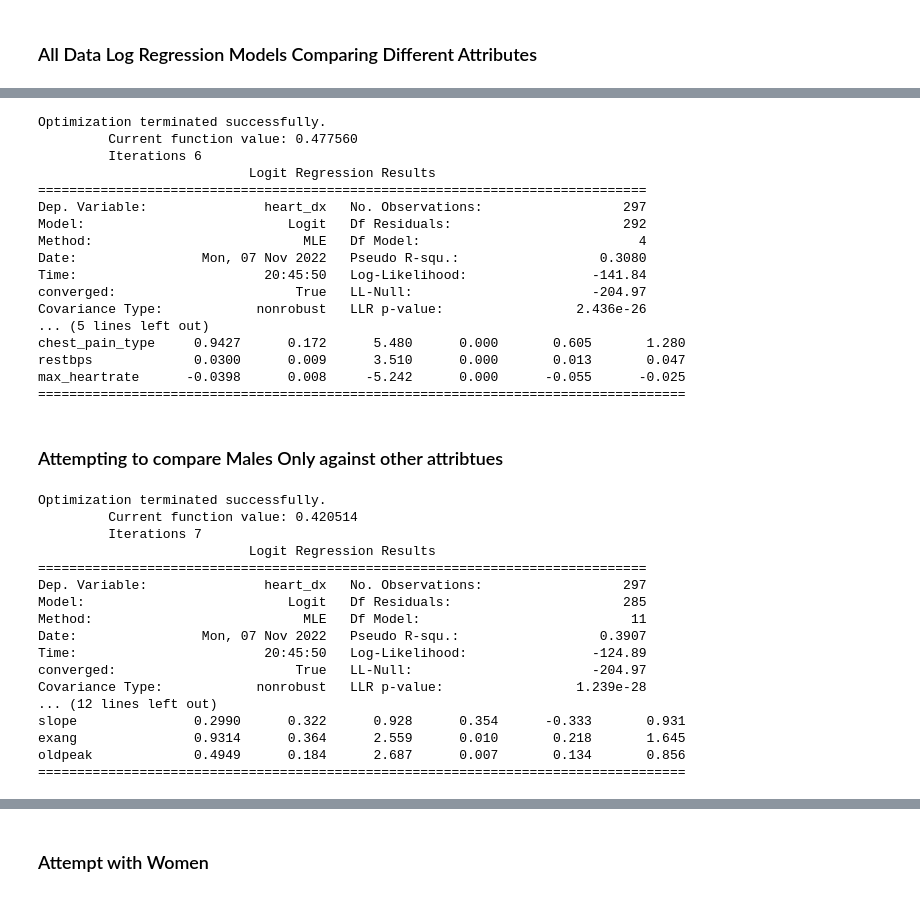
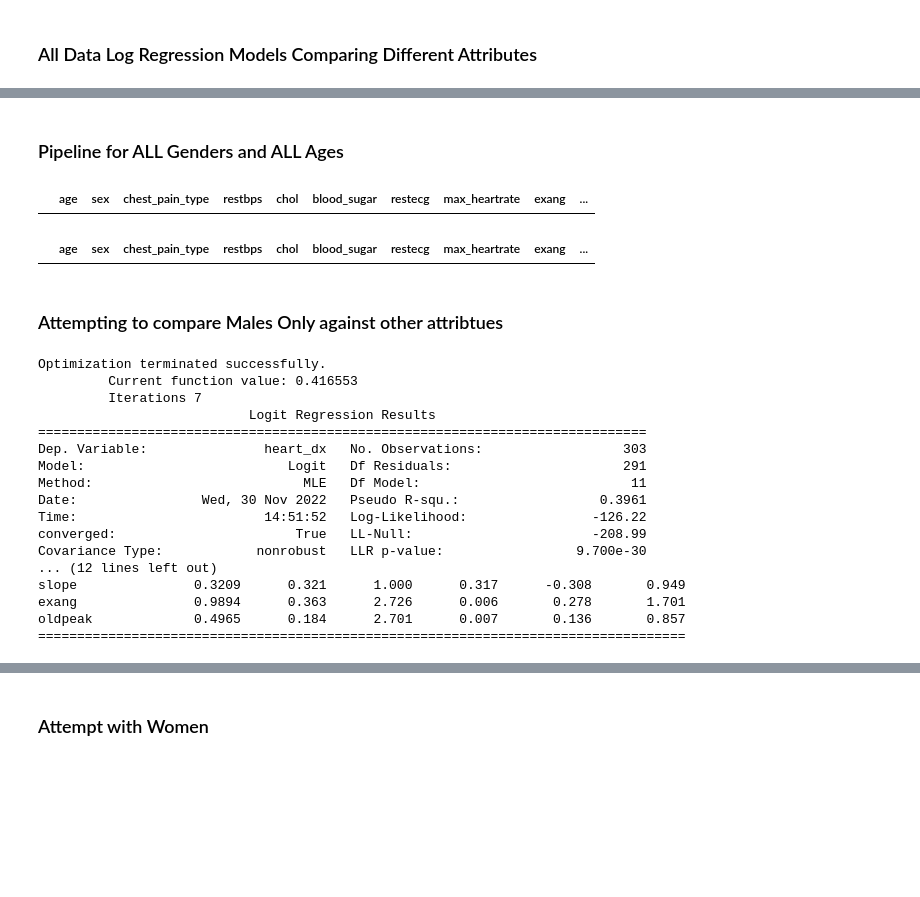
Before and after one commit to sowmyakrishnareddy/IMSE586, a Jupyter notebook: ProjectData_Initial_Analysis_theosull.ipynb, the cells around one changed output, grey strips where cells are left out. Saved outputs shown, nothing was run; the diff lists cells and outputs as text; code cells hidden in the pictures; blank space fills up the shorter version.

```diff
--- a/ProjectData_Initial_Analysis_theosull.ipynb
+++ b/ProjectData_Initial_Analysis_theosull.ipynb
@@ -119,2 +174,0 @@ df.describe()
-# %%
-df.dropna(inplace=True)
@@ -127,7 +207,7 @@ Name: sex, dtype: int64
 # %%
-df['Man'] = df['sex'] == 1 # Males
+df['Men'] = df['sex'] == 1 # Males
 
-df['Woman'] = df['sex'] == 0 # Females
+df['Women'] = df['sex'] == 0 # Females
 
 # df.head()
 # %%
@@ -210,54 +286,41 @@ oldpeak             0.6022      0.157      3.843      0.000       0.295       0.
-# %%
-model_3 = 'heart_dx ~ sex + chest_pain_type + restbps +  max_heartrate'
-
-result_3 = smf.logit(formula=model_3, data=df).fit()
-print(result_3.summary())
-# %% [output]
-Optimization terminated successfully.
-         Current function value: 0.477560
-         Iterations 6
-                           Logit Regression Results
-==============================================================================
-Dep. Variable:               heart_dx   No. Observations:                  297
-Model:                          Logit   Df Residuals:                      292
-Method:                           MLE   Df Model:                            4
-Date:                Mon, 07 Nov 2022   Pseudo R-squ.:                  0.3080
-Time:                        20:45:50   Log-Likelihood:                -141.84
-converged:                       True   LL-Null:                       -204.97
-Covariance Type:            nonrobust   LLR p-value:                 2.436e-26
-... (5 lines left out)
-chest_pain_type     0.9427      0.172      5.480      0.000       0.605       1.280
-restbps             0.0300      0.009      3.510      0.000       0.013       0.047
-max_heartrate      -0.0398      0.008     -5.242      0.000      -0.055      -0.025
-===================================================================================
+# %% [markdown]
+### Pipeline for ALL Genders and ALL Ages
+# %%
+df[df['thal'] == '?']
+# %% [output]
+|  | age | sex | chest_pain_type | restbps | chol | blood_sugar | restecg | max_heartrate | exang | ... |
+# %%
+df[df['num_mjr_vess'] == '?']
+# %% [output]
+|  | age | sex | chest_pain_type | restbps | chol | blood_sugar | restecg | max_heartrate | exang | ... |
 # %% [markdown]
 ### Attempting to compare Males Only against other attribtues
 # %%
-model_Men_all = 'heart_dx ~ age + Man + chest_pain_type + restbps + chol + blood_sugar + restecg + max_heartrate + slope + exang + oldpeak'
+model_Men_all = 'heart_dx ~ age + Men + chest_pain_type + restbps + chol + blood_sugar + restecg + max_heartrate + slope + exang + oldpeak'
 
 result_men_all = smf.logit(formula=model_Men_all, data=df).fit()
 print(result_men_all.summary())
 
 # lets say alpha = 0.05
-
+# add an interaction term to determine the signifcance
 
 #Same inital results
 # %% [output]
 Optimization terminated successfully.
-         Current function value: 0.420514
+         Current function value: 0.416553
          Iterations 7
                            Logit Regression Results
 ==============================================================================
-Dep. Variable:               heart_dx   No. Observations:                  297
-Model:                          Logit   Df Residuals:                      285
+Dep. Variable:               heart_dx   No. Observations:                  303
+Model:                          Logit   Df Residuals:                      291
 Method:                           MLE   Df Model:                           11
-Date:                Mon, 07 Nov 2022   Pseudo R-squ.:                  0.3907
-Time:                        20:45:50   Log-Likelihood:                -124.89
-converged:                       True   LL-Null:                       -204.97
-Covariance Type:            nonrobust   LLR p-value:                 1.239e-28
+Date:                Wed, 30 Nov 2022   Pseudo R-squ.:                  0.3961
+Time:                        14:51:52   Log-Likelihood:                -126.22
+converged:                       True   LL-Null:                       -208.99
+Covariance Type:            nonrobust   LLR p-value:                 9.700e-30
 ... (12 lines left out)
-slope               0.2990      0.322      0.928      0.354      -0.333       0.931
-exang               0.9314      0.364      2.559      0.010       0.218       1.645
-oldpeak             0.4949      0.184      2.687      0.007       0.134       0.856
+slope               0.3209      0.321      1.000      0.317      -0.308       0.949
+exang               0.9894      0.363      2.726      0.006       0.278       1.701
+oldpeak             0.4965      0.184      2.701      0.007       0.136       0.857
 ===================================================================================
 # %%
```
Also changed, not shown: parts of 70 cells of this notebook, 1 other file.
